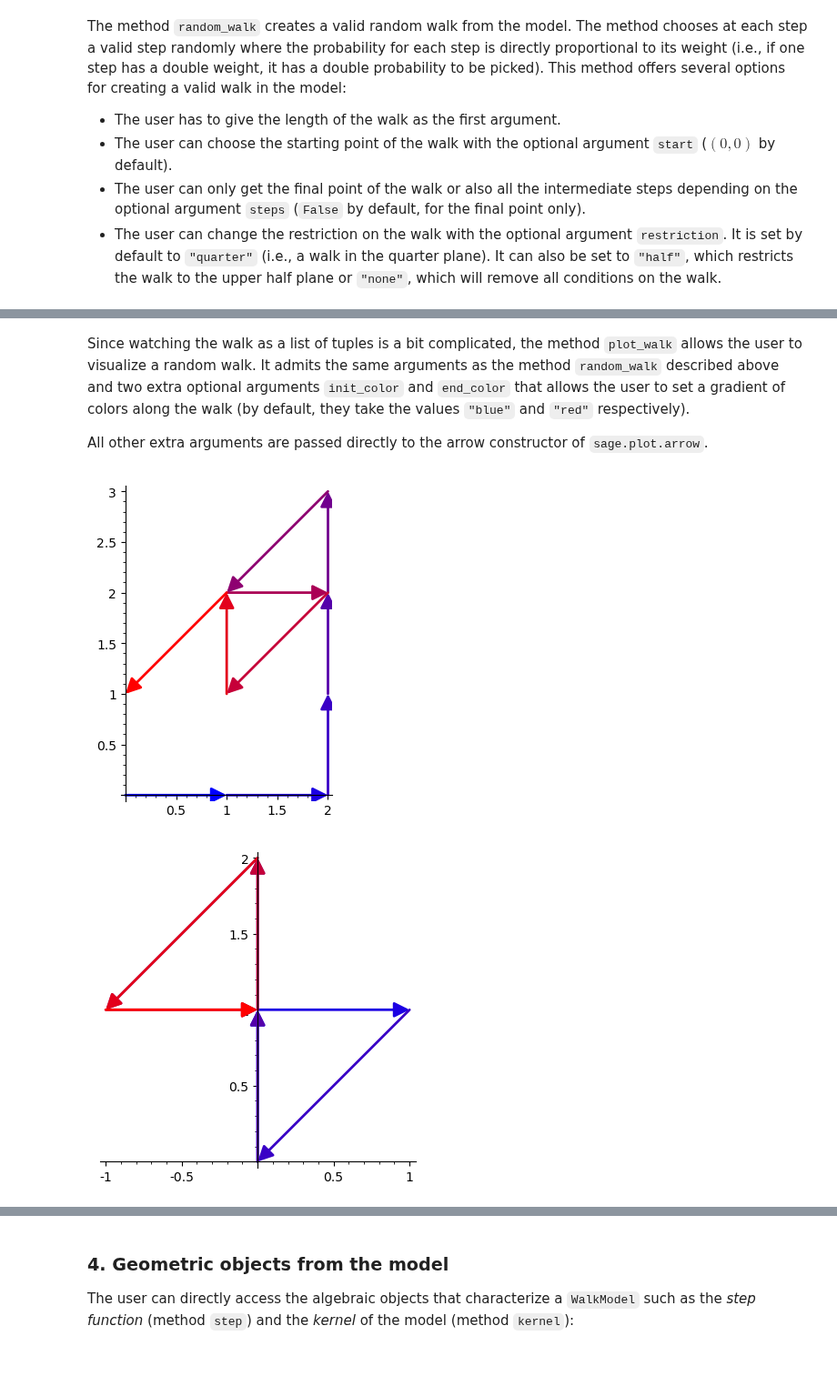
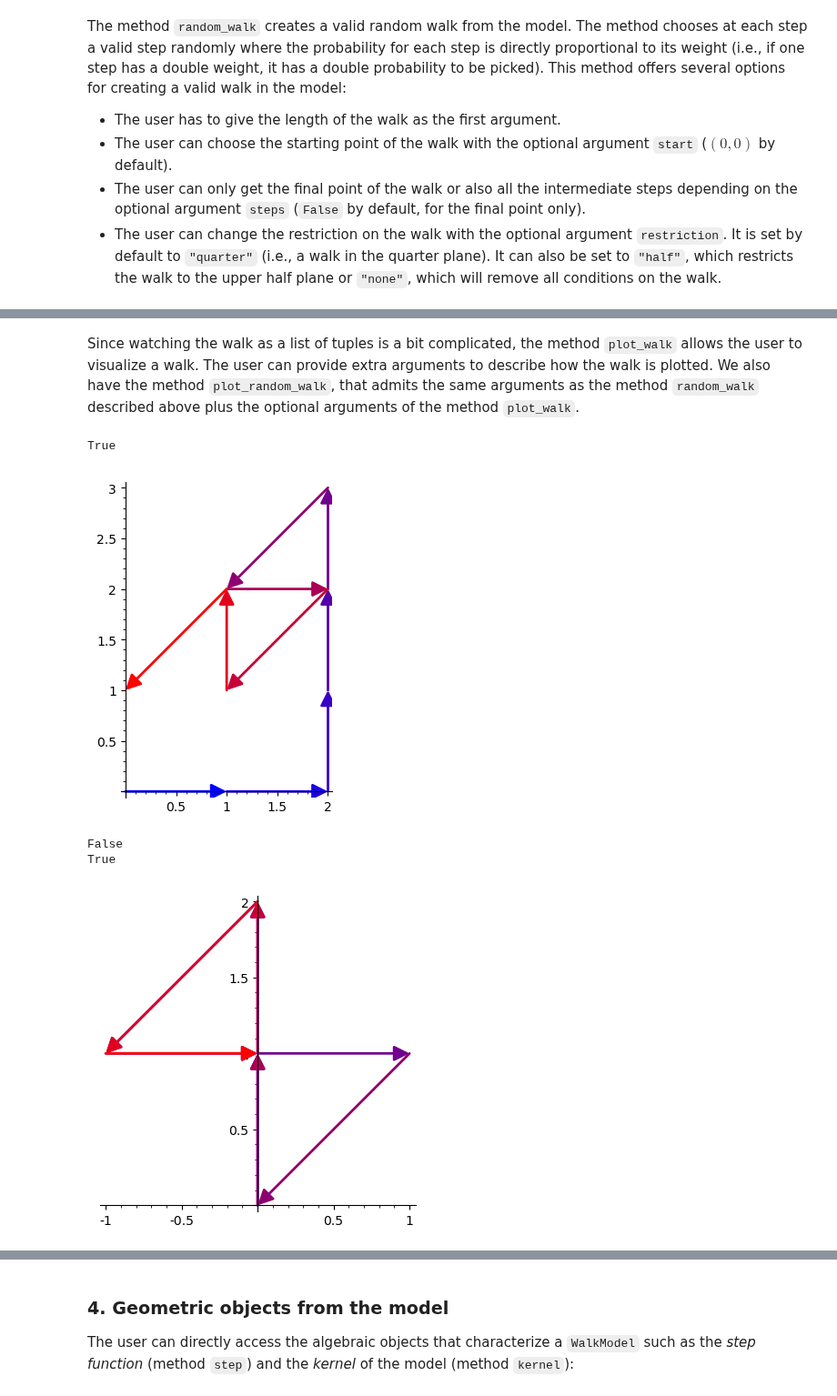
Before and after one commit to passagemath/passagemath-pkg-comb_walks, a Jupyter notebook: comb_walks_demo.ipynb, the cells around one changed output, grey strips where cells are left out. Shown at 91% size. Cells and saved outputs as stored; diff of their text form; code cells hidden in the pictures; blank space fills up the shorter version.

```diff
--- a/comb_walks_demo.ipynb
+++ b/comb_walks_demo.ipynb
@@ -146,16 +146,24 @@ m.random_walk(5, steps=True)
 # %% [markdown]
-Since watching the walk as a list of tuples is a bit complicated, the method ``plot_walk`` allows the user to visualize a random walk. It admits the same arguments as the method ``random_walk`` described above and two extra optional arguments ``init_color`` and ``end_color`` that allows the user to set a gradient of colors along the walk (by default, they take the values ``"blue"`` and ``"red"`` respectively).
-
-All other extra arguments are passed directly to the arrow constructor of ``sage.plot.arrow``.
+Since watching the walk as a list of tuples is a bit complicated, the method ``plot_walk`` allows the user to visualize a walk. The user can provide extra arguments to describe how the walk is plotted. We also have the method ``plot_random_walk``, that admits the same arguments as the method ``random_walk`` described above plus the optional arguments of the method ``plot_walk``.
 # %%
 # A simple example with the model (N, E, SW)
-m.plot_walk(10)
+walk = ((0,1), (E, E, N, N, N, SW, E, SW, N, SW))
+
+print(m.walk_in_model(walk, restriction="quarter")) # The walk is valid for this model
+m.plot_walk(walk)
 # %% [output]
+True
 [figure]
-# %%
-# A simple exaple changing the restrictions
-m.plot_walk(10, restriction="half")
-# %% [output]
-[figure, removed]
+# %%
+# A simple exaple changing the restrictions
+walk = ((0,1), (N, N, SW, E, E, SW, N, N, SW, E))
+
+print(m.walk_in_model(walk, restriction="quarter")) # The walk is not in the quarter plane
+print(m.walk_in_model(walk, restriction="half")) # But on the half
+m.plot_walk(walk)
+# %% [output]
+False
+True
+[figure, added]
 # %%
 # A long example of the model
```
Also changed, not shown: parts of 8 cells of this notebook.
